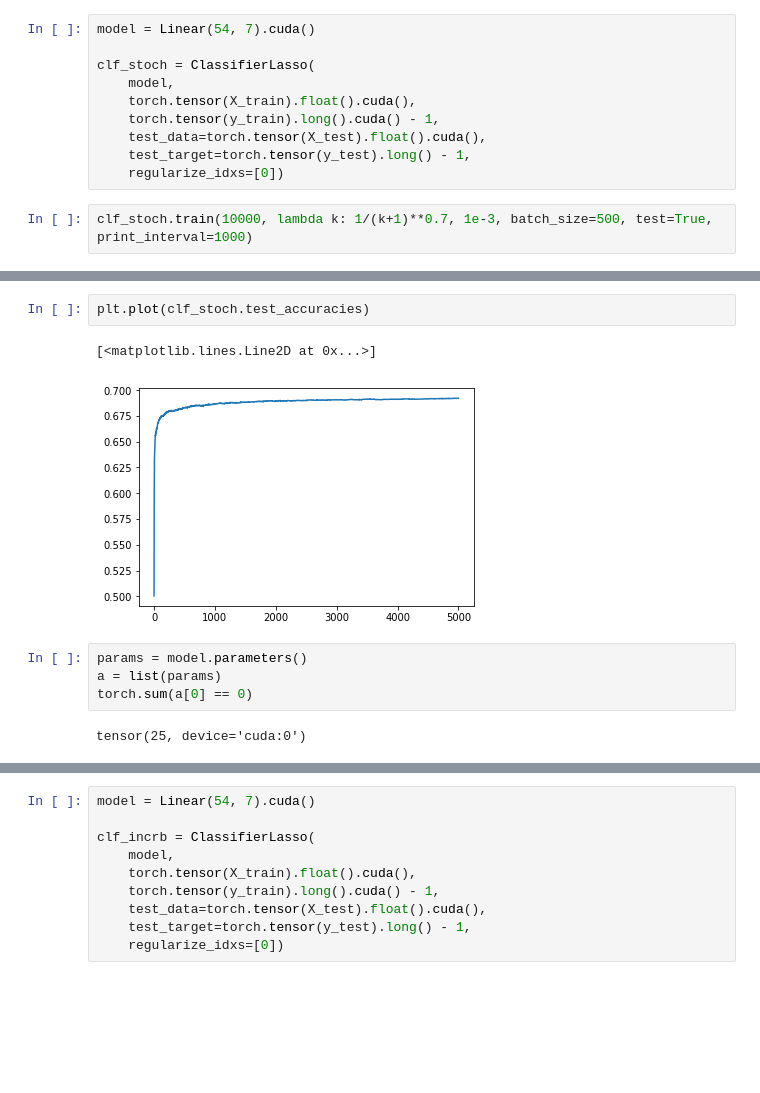
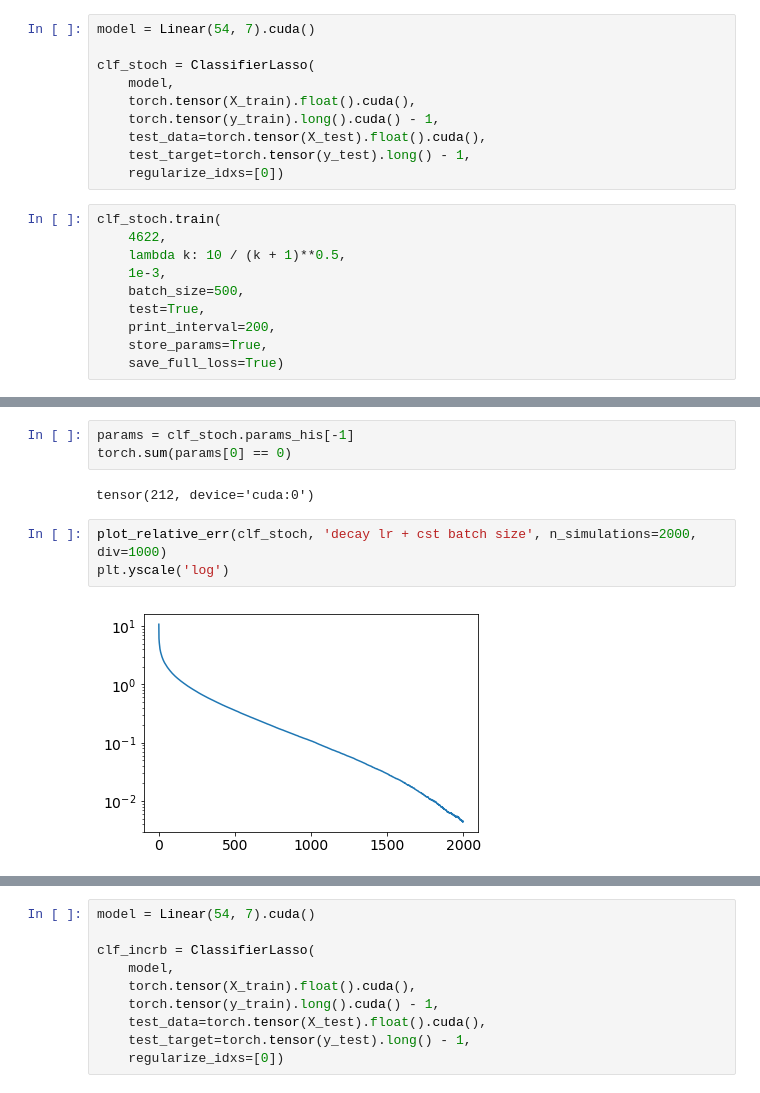
Before and after one commit to cyber-meow/FISTA, a Jupyter notebook: LASSO.ipynb, the cells around one changed output, grey strips where cells are left out. Cells and saved outputs as stored; diff of their text form; blank space fills up the shorter version.

Commit message:
stochastic proximal lasso classification

```diff
--- a/LASSO.ipynb
+++ b/LASSO.ipynb
@@ -258,5 +262,13 @@ clf_stoch = ClassifierLasso(
     test_target=torch.tensor(y_test).long() - 1,
     regularize_idxs=[0])
 # %%
-clf_stoch.train(10000, lambda k: 1/(k+1)**0.7, 1e-3, batch_size=500, test=True, print_interval=1000)
+clf_stoch.train(
+    4622,
+    lambda k: 10 / (k + 1)**0.5,
+    1e-3,
+    batch_size=500,
+    test=True,
+    print_interval=200,
+    store_params=True,
+    save_full_loss=True)
 # %% [output]
@@ -288,11 +292,10 @@ plt.plot(clf_stoch.l1_losses)
-# %%
-plt.plot(clf_stoch.test_accuracies)
-# %% [output]
-[<matplotlib.lines.Line2D at 0x...>]
-[figure, removed]
 # %%
-params = model.parameters()
-a = list(params)
-torch.sum(a[0] == 0)
+params = clf_stoch.params_his[-1]
+torch.sum(params[0] == 0)
 # %% [output]
-tensor(25, device='cuda:0')
+tensor(212, device='cuda:0')
+# %%
+plot_relative_err(clf_stoch, 'decay lr + cst batch size', n_simulations=2000, div=1000)
+plt.yscale('log')
+# %% [output]
+[figure, added]
```
Also changed, not shown: parts of 42 cells of this notebook, 1 other file.
